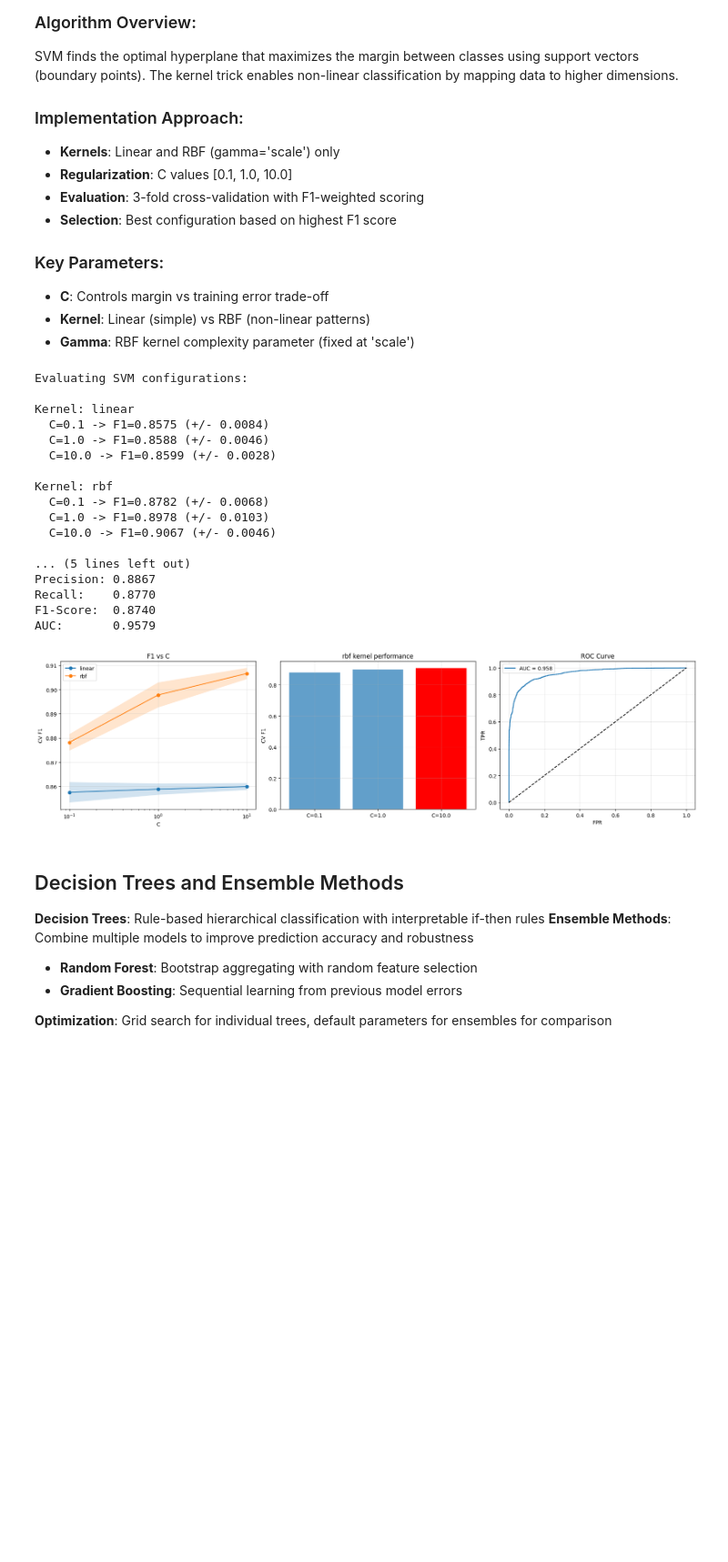
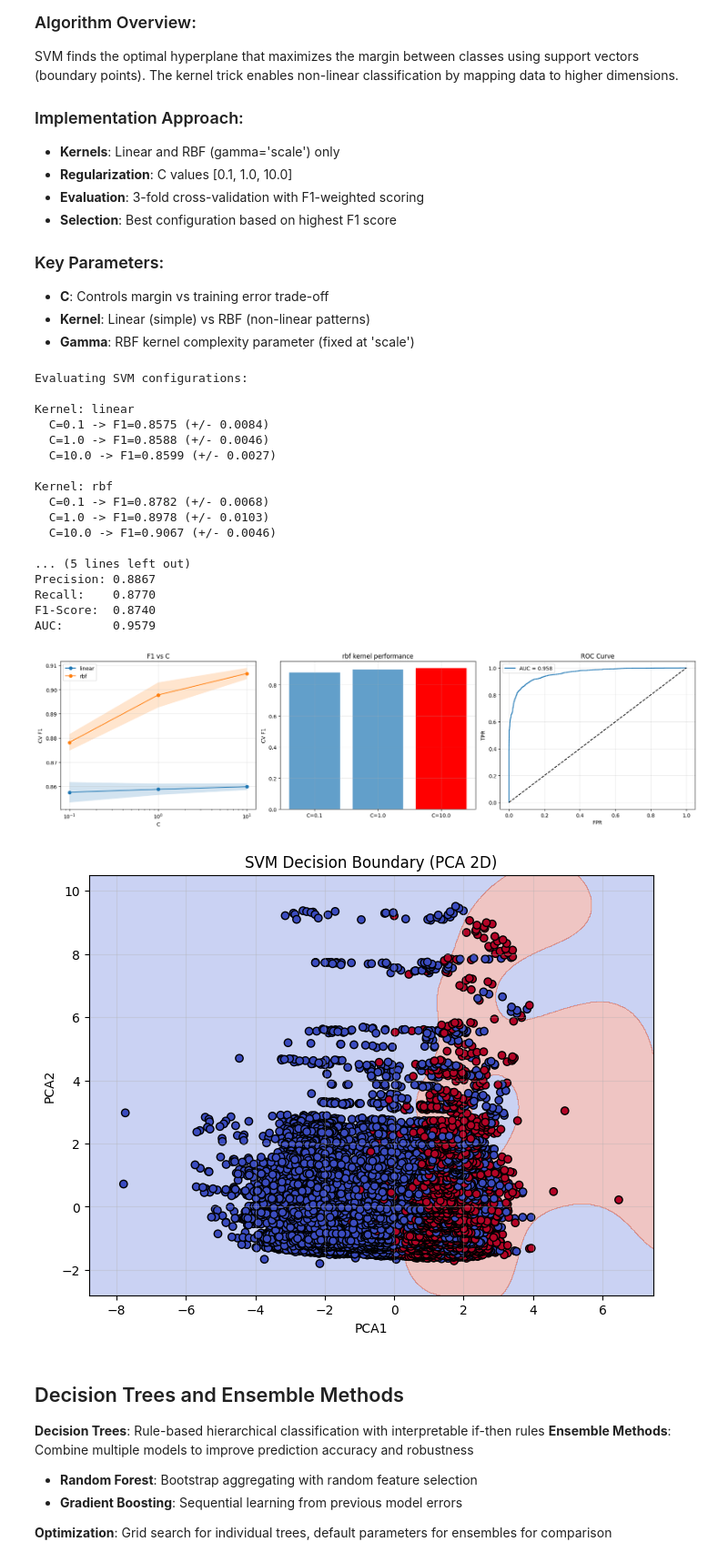
Before and after one commit to omaraboelfadl/CMP466-Summer25-G7-Project, a Jupyter notebook: CMP_466_G7_ProjectCode_Streamlined.ipynb, the cells around one changed output. Shown at 91% size. Drawn from its saved outputs; the diff is of its cells as text; code cells hidden in the pictures; blank space fills up the shorter version.

```diff
--- a/CMP_466_G7_ProjectCode_Streamlined.ipynb
+++ b/CMP_466_G7_ProjectCode_Streamlined.ipynb
@@ -706,57 +706,58 @@ axes[2].plot([0, 1], [0, 1], 'k--')
 axes[2].set_xlabel('FPR')
 axes[2].set_ylabel('TPR')
 axes[2].set_title('ROC Curve')
 axes[2].legend()
 axes[2].grid(True, alpha=0.3)
 
 plt.tight_layout()
 plt.show()
 
 # decision boundary plot--
 
-# from sklearn.decomposition import PCA
-# import numpy as np
-# import matplotlib.pyplot as plt
-# from sklearn.svm import SVC
+from sklearn.decomposition import PCA
+import numpy as np
+import matplotlib.pyplot as plt
+from sklearn.svm import SVC
 
-# pca = PCA(n_components=2)
-# X_vis = pca.fit_transform(X_train_scaled)
-# svm_vis = SVC(C=best_config['C'], kernel=best_config['Kernel'],
-#               gamma='scale' if best_config['Kernel'] == 'rbf' else 'auto')
-# svm_vis.fit(X_vis, y_train)
-# h = 0.02
-# x_min, x_max = X_vis[:, 0].min() - 1, X_vis[:, 0].max() + 1
-# y_min, y_max = X_vis[:, 1].min() - 1, X_vis[:, 1].max() + 1
-# xx, yy = np.meshgrid(np.arange(x_min, x_max, h),
-#                      np.arange(y_min, y_max, h))
-# Z = svm_vis.predict(np.c_[xx.ravel(), yy.ravel()]).reshape(xx.shape)
-# plt.figure(figsize=(8, 6))
-# plt.contourf(xx, yy, Z, alpha=0.3, cmap='coolwarm')
-# plt.scatter(X_vis[:, 0], X_vis[:, 1], c=y_train, edgecolors='k', cmap='coolwarm')
-# plt.title("SVM Decision Boundary (PCA 2D)")
-# plt.xlabel("PCA1")
-# plt.ylabel("PCA2")
-# plt.grid(True, alpha=0.3)
-# plt.show()
+pca = PCA(n_components=2)
+X_vis = pca.fit_transform(X_train_scaled)
+svm_vis = SVC(C=best_config['C'], kernel=best_config['Kernel'],
+              gamma='scale' if best_config['Kernel'] == 'rbf' else 'auto')
+svm_vis.fit(X_vis, y_train)
+h = 0.02
+x_min, x_max = X_vis[:, 0].min() - 1, X_vis[:, 0].max() + 1
+y_min, y_max = X_vis[:, 1].min() - 1, X_vis[:, 1].max() + 1
+xx, yy = np.meshgrid(np.arange(x_min, x_max, h),
+                     np.arange(y_min, y_max, h))
+Z = svm_vis.predict(np.c_[xx.ravel(), yy.ravel()]).reshape(xx.shape)
+plt.figure(figsize=(8, 6))
+plt.contourf(xx, yy, Z, alpha=0.3, cmap='coolwarm')
+plt.scatter(X_vis[:, 0], X_vis[:, 1], c=y_train, edgecolors='k', cmap='coolwarm')
+plt.title("SVM Decision Boundary (PCA 2D)")
+plt.xlabel("PCA1")
+plt.ylabel("PCA2")
+plt.grid(True, alpha=0.3)
+plt.show()
 # %% [output]
 Evaluating SVM configurations:
 
 Kernel: linear
   C=0.1 -> F1=0.8575 (+/- 0.0084)
   C=1.0 -> F1=0.8588 (+/- 0.0046)
-  C=10.0 -> F1=0.8599 (+/- 0.0028)
+  C=10.0 -> F1=0.8599 (+/- 0.0027)
 
 Kernel: rbf
   C=0.1 -> F1=0.8782 (+/- 0.0068)
   C=1.0 -> F1=0.8978 (+/- 0.0103)
   C=10.0 -> F1=0.9067 (+/- 0.0046)
 
 ... (5 lines left out)
 Precision: 0.8867
 Recall:    0.8770
 F1-Score:  0.8740
 AUC:       0.9579
 [figure]
+[figure, added]
 # %% [markdown]
 ## Decision Trees and Ensemble Methods
 **Decision Trees**: Rule-based hierarchical classification with interpretable if-then rules
```
Also changed, not shown: parts of 7 cells of this notebook.
